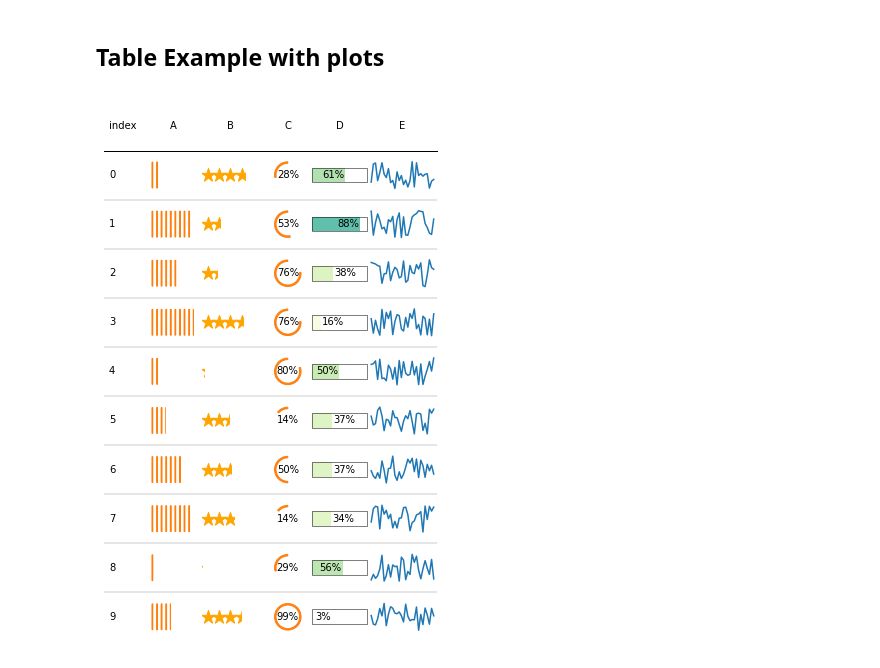
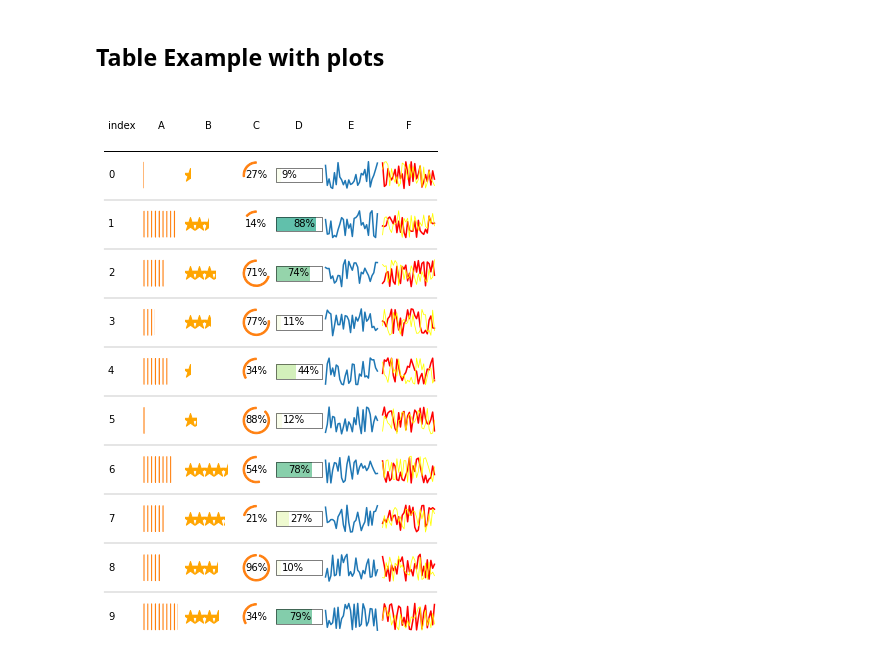
Before and after one commit to znstrider/plottable, a Jupyter notebook: docs/example_notebooks/plot_example.ipynb, the cells around one changed output. Drawn from its saved outputs; the diff is of its cells as text; code cells hidden in the pictures.

```diff
--- a/docs/example_notebooks/plot_example.ipynb
+++ b/docs/example_notebooks/plot_example.ipynb
@@ -19,7 +19,12 @@ cmap = LinearSegmentedColormap.from_list(
 fig, ax = plt.subplots(figsize=(6, 10))
 
 d = pd.DataFrame(np.random.random((10, 4)), columns=["A", "B", "C", "D"]).round(2)
+
+# single lines sparklines
 d['E'] = np.random.random(size=(10,30)).tolist()
+
+# multiple lines sparklines
+d['F'] = np.random.random(size=(10, 2, 30)).tolist()
 
 tab = Table(
     d,
@@ -38,34 +43,45 @@ tab = Table(
             "C",
             plot_fn=progress_donut,
             plot_kw={
                 "is_pct": True,
                 "formatter": "{:.0%}"
                 },
         ),
         ColumnDefinition(
             "D",
             width=1.25,
             plot_fn=bar,
             plot_kw={
                 "cmap": cmap,
                 "plot_bg_bar": True,
                 "annotate": True,
                 "height": 0.5,
                 "lw": 0.5,
                 "formatter": decimal_to_percent,
             },
         ),
         ColumnDefinition(
             "E",
             width=1.5,
             plot_fn=sparklines
         ),
+        ColumnDefinition(
+            "F",
+            width=1.5,
+            plot_fn=sparklines,
+            plot_kw={"line_kwargs": [
+                {"color": 'red', 'lw': 1.5},
+                {"color": 'yellow', 'lw': .8}
+                ]}
+
+
+        ),
     ],
 )
 
 plt.show()
 # %% [output]
-[figure, old version]
+[figure, new version]
 # %% [markdown]
 For Column "C" we used python formatting syntax to format decimals to percent values. We do this by supplying the formatter string to the plot_kw dictionary.
 
```
Also changed, not shown: parts of 1 cell of this notebook.
